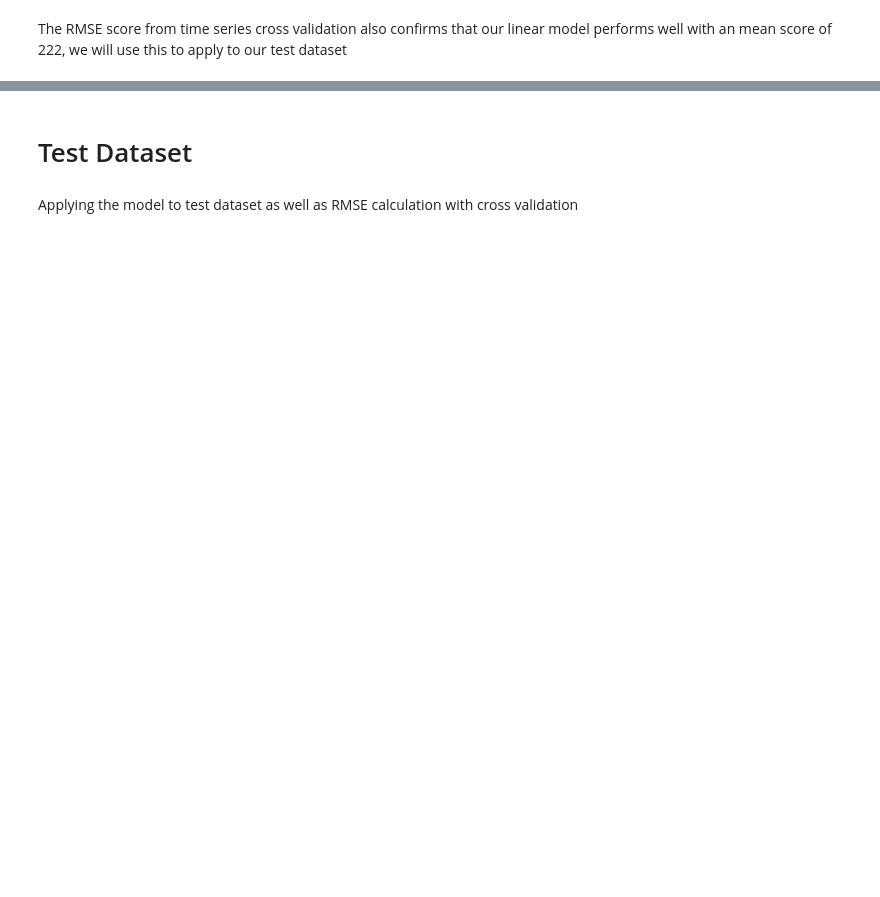
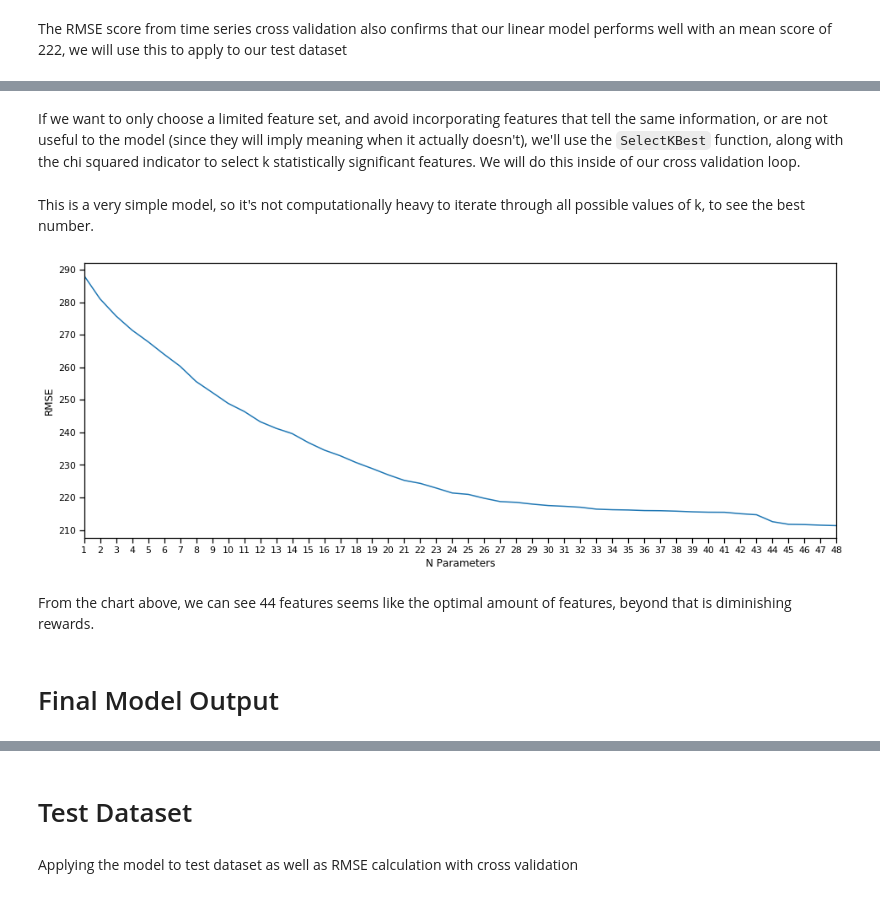
Before and after one commit to rickl4/bikeshare_project, a Jupyter notebook: stage3/modelling.ipynb, the cells around one changed output, grey strips where cells are left out. Saved outputs shown, nothing was run; the diff lists cells and outputs as text; code cells hidden in the pictures; blank space fills up the shorter version.

Commit message:
added feature selection and fixed up the notebook

```diff
--- a/stage3/modelling.ipynb
+++ b/stage3/modelling.ipynb
@@ -354,8 +379,6 @@ In this section, since the dataset is time sensitive, we will use time series cr
 from sklearn.model_selection import TimeSeriesSplit
 from sklearn.base import clone
 # %%
-# this code is from assignment 6, except for TimeSeriesSplit
-
 def cross_validate_rmse(model, X, y):
 
     # Setup
@@ -373,6 +396,6 @@ def cross_validate_rmse(model, X, y):
         y_predicted = model.predict(X_val)
 
 
-        rmse_values.append(rmse(y_predicted - y_val))
+        rmse_values.append(rmse(np.where(y_predicted<0, 0, y_predicted) - y_val))
 
     return rmse_values
@@ -402,0 +417,2 @@ The RMSE score from time series cross validation also confirms that our linear m
+# %% [markdown]
+If we want to only choose a limited feature set, and avoid incorporating features that tell the same information, or are not useful to the model (since they will imply meaning when it actually doesn't), we'll use the `SelectKBest` function, along with the chi squared indicator to select k statistically significant features. We will do this inside of our cross validation loop.
@@ -402,0 +421,45 @@ The RMSE score from time series cross validation also confirms that our linear m
+# %%
+def cross_validate_feature_selection_rmse(model, X, y, n):
+
+    # Setup
+    model = clone(model)
+    time_split = TimeSeriesSplit(n_splits=12)
+    rmse_values = []
+
+
+    for train_index, val_index in time_split.split(X):
+
+        select = SelectKBest(chi2, k = n).fit(X.iloc[train_index,:], y.iloc[train_index])
+
+        X_new = pd.DataFrame(X.iloc[:, select.get_support()])
+
+        model.fit(X_new.iloc[train_index, :], y.iloc[train_index])
+        y_predicted = model.predict(X_new.iloc[val_index,:])
+
+
+        rmse_values.append(rmse(np.where(y_predicted<0, 0, y_predicted) - y.iloc[val_index]))
+
+    return rmse_values
+# %% [markdown]
+This is a very simple model, so it's not computationally heavy to iterate through all possible values of k, to see the best number.
+# %%
+l = []
+for n in range(1,49,1):
+    linear_rmse_cv = cross_validate_feature_selection_rmse(LinearRegression(), x_train, y_train, n)
+    l.append([n, np.mean(linear_rmse_cv)])
+# %%
+import seaborn as sns
+from matplotlib import pyplot as plt
+
+fig, ax = plt.subplots(figsize=[16,6])
+
+sns.lineplot(data = pd.DataFrame(l, columns = ['N Parameters', 'RMSE']), x = 'N Parameters', y = 'RMSE', ax = ax)
+
+ax.set_xticks(range(49))
+ax.set_xlim([1,48])
+
+plt.show()
+# %% [output]
+[figure, added]
+# %% [markdown]
+From the chart above, we can see 44 features seems like the optimal amount of features, beyond that is diminishing rewards.
@@ -402,0 +469,2 @@ The RMSE score from time series cross validation also confirms that our linear m
+# %% [markdown]
+# Final Model Output
```
Also changed, not shown: parts of 64 cells of this notebook, 2 other files.
